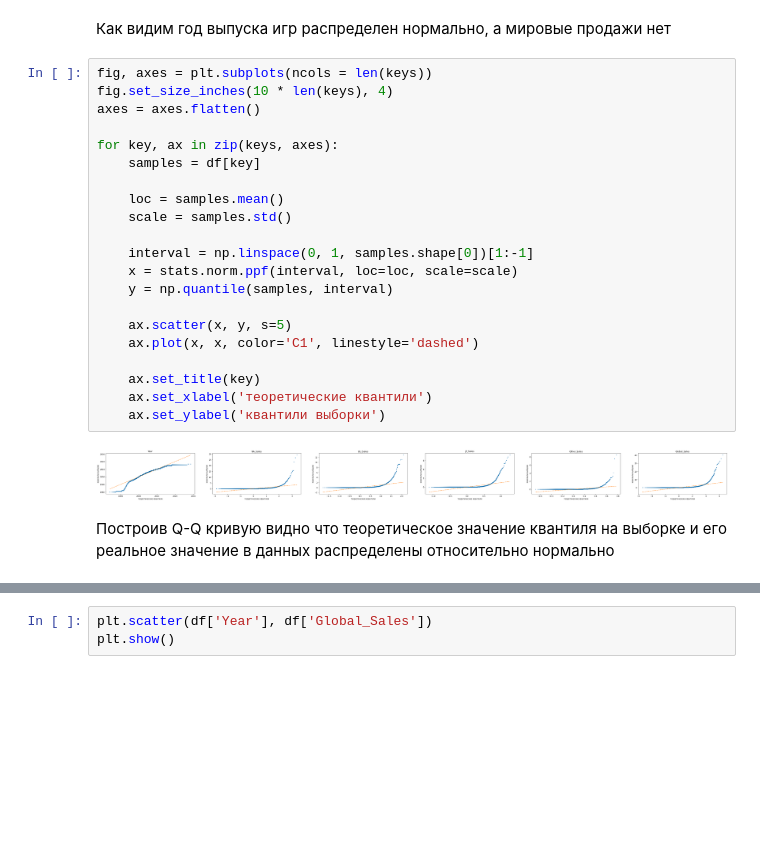
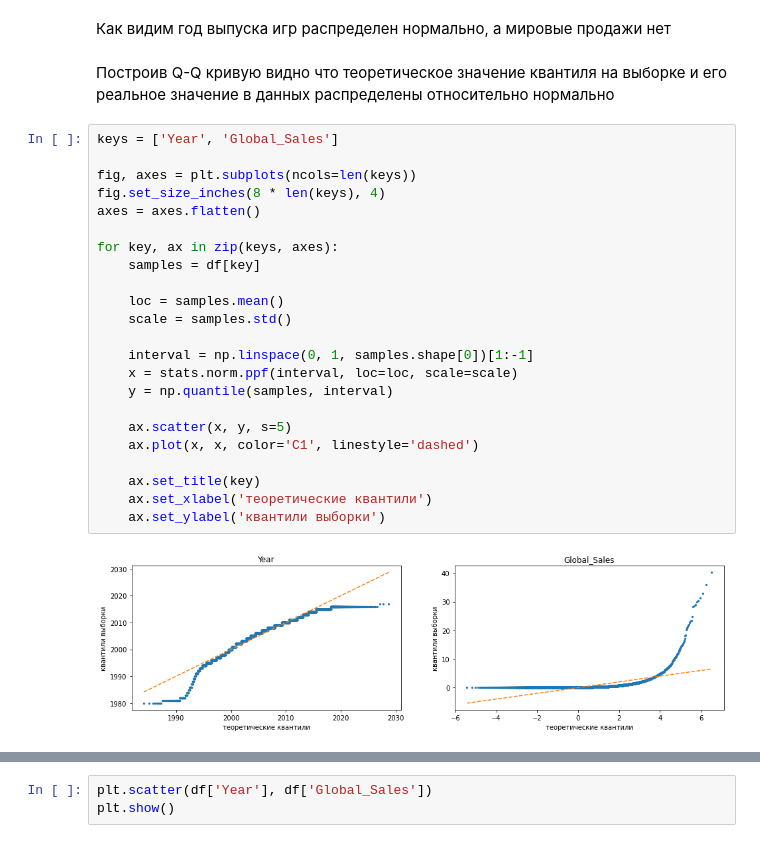
Before and after one commit to HeelHook88/math_stat_and_probability_theory, a Jupyter notebook: Final_project.ipynb, the cells around one changed output, grey strips where cells are left out. Cells and saved outputs as stored; diff of their text form; blank space fills up the shorter version.

```diff
--- a/Final_project.ipynb
+++ b/Final_project.ipynb
@@ -80,31 +80,33 @@ plt.show()
 [figure]
 # %% [markdown]
 Как видим год выпуска игр распределен нормально, а мировые продажи нет
-# %%
-fig, axes = plt.subplots(ncols = len(keys))
-fig.set_size_inches(10 * len(keys), 4)
-axes = axes.flatten()
-
-for key, ax in zip(keys, axes):
-    samples = df[key]
-
-    loc = samples.mean()
-    scale = samples.std()
-
-    interval = np.linspace(0, 1, samples.shape[0])[1:-1]
-    x = stats.norm.ppf(interval, loc=loc, scale=scale)
-    y = np.quantile(samples, interval)
-
-    ax.scatter(x, y, s=5)
-    ax.plot(x, x, color='C1', linestyle='dashed')
-
-    ax.set_title(key)
-    ax.set_xlabel('теоретические квантили')
-    ax.set_ylabel('квантили выборки')
-# %% [output]
-[figure, removed]
 # %% [markdown]
 Построив Q-Q кривую видно что теоретическое значение квантиля на выборке и его реальное значение в данных распределены относительно нормально
+# %%
+keys = ['Year', 'Global_Sales']
+
+fig, axes = plt.subplots(ncols=len(keys))
+fig.set_size_inches(8 * len(keys), 4)
+axes = axes.flatten()
+
+for key, ax in zip(keys, axes):
+    samples = df[key]
+
+    loc = samples.mean()
+    scale = samples.std()
+
+    interval = np.linspace(0, 1, samples.shape[0])[1:-1]
+    x = stats.norm.ppf(interval, loc=loc, scale=scale)
+    y = np.quantile(samples, interval)
+
+    ax.scatter(x, y, s=5)
+    ax.plot(x, x, color='C1', linestyle='dashed')
+
+    ax.set_title(key)
+    ax.set_xlabel('теоретические квантили')
+    ax.set_ylabel('квантили выборки')
+# %% [output]
+[figure, added]
 # %%
 for key in keys:
     print(key)
```
Also changed, not shown: parts of 14 cells of this notebook, 2 other files.
